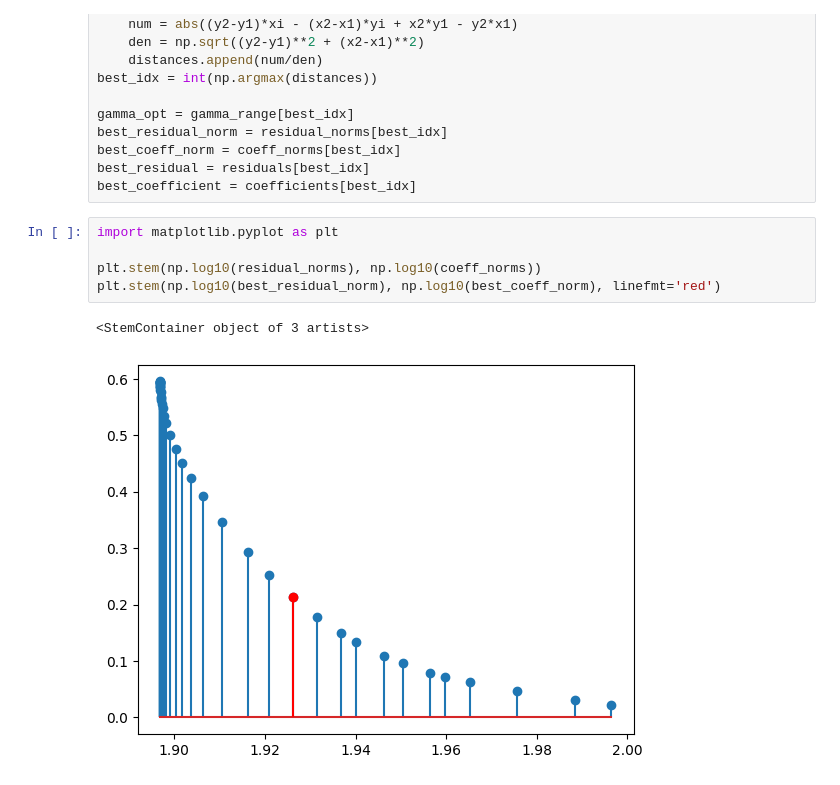
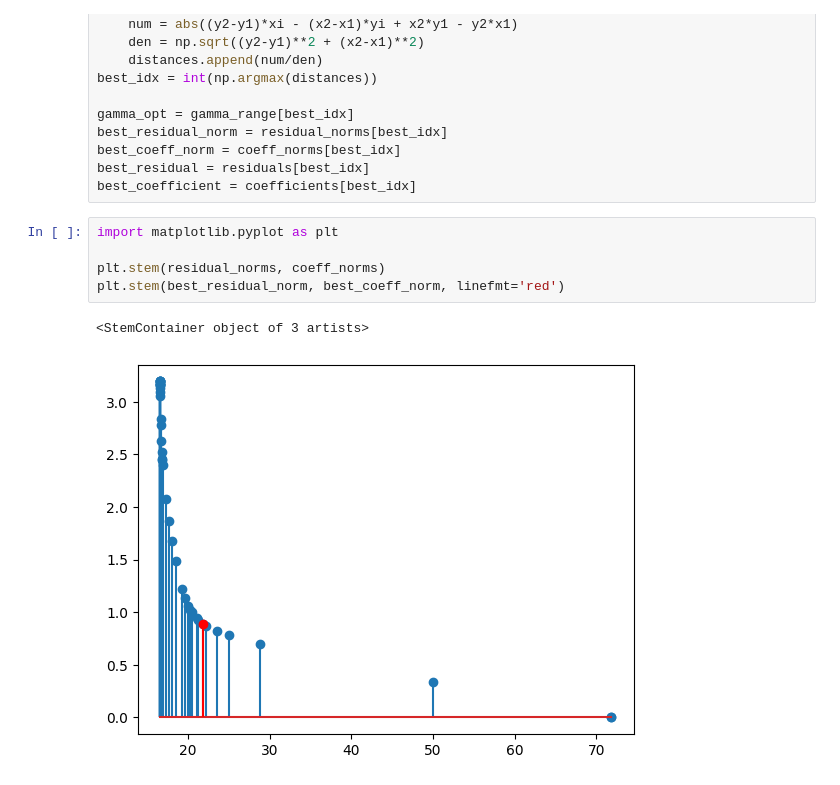
Before and after one commit to cwcyenk/PVC-SLP-Reproduction, a Jupyter notebook: version2.ipynb, the cells around one changed output. Drawn from its saved outputs; the diff is of its cells as text.

```diff
--- a/version2.ipynb
+++ b/version2.ipynb
@@ -142,8 +144,8 @@ best_coefficient = coefficients[best_idx]
 # %%
 import matplotlib.pyplot as plt
 
-plt.stem(np.log10(residual_norms), np.log10(coeff_norms))
-plt.stem(np.log10(best_residual_norm), np.log10(best_coeff_norm), linefmt='red')
+plt.stem(residual_norms, coeff_norms)
+plt.stem(best_residual_norm, best_coeff_norm, linefmt='red')
 # %% [output]
 <StemContainer object of 3 artists>
-[figure, old version]
+[figure, new version]
```
Also changed, not shown: parts of 4 cells of this notebook, 4 other files.
